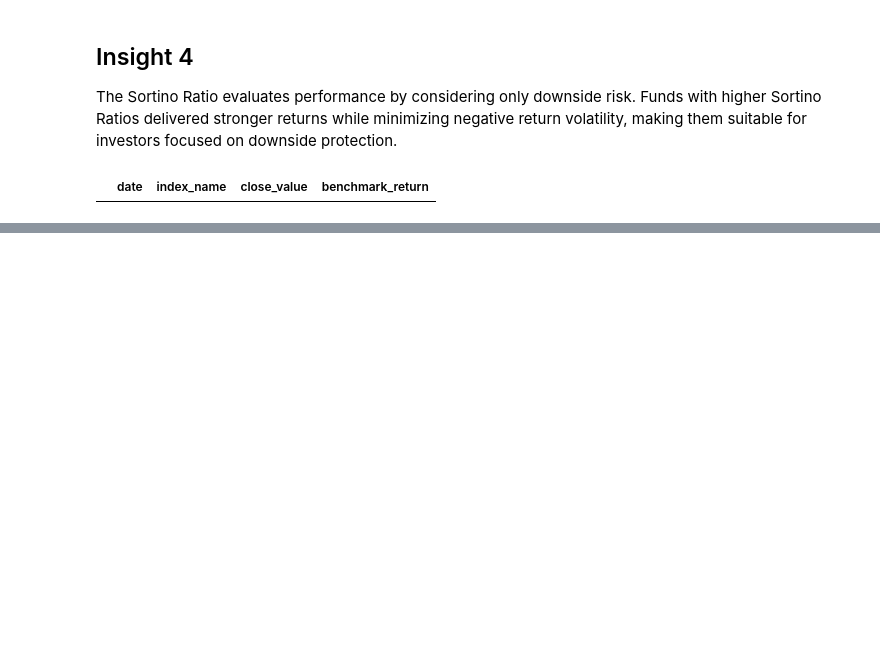
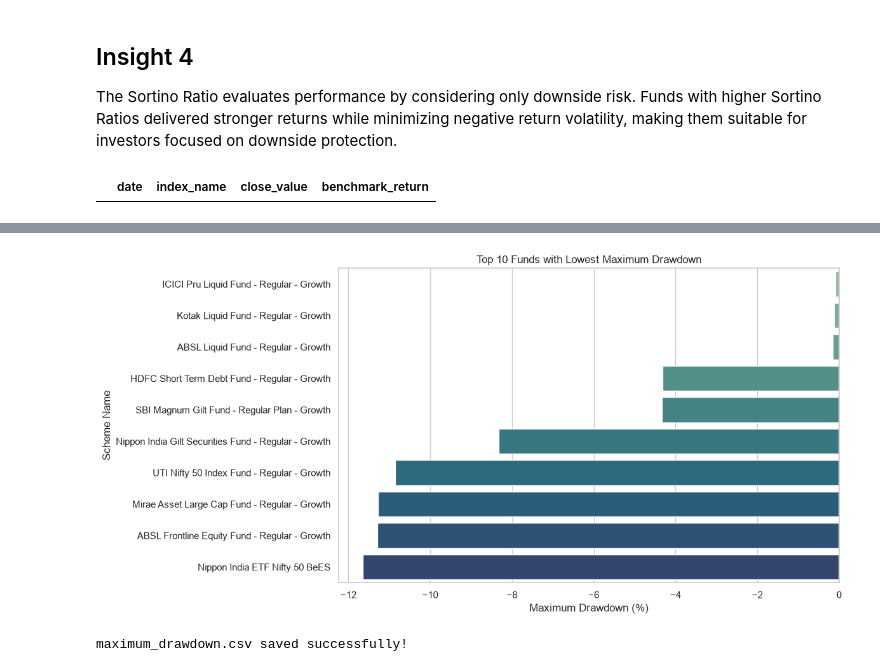
Before and after one commit to laxmanreddysaddi/MutualFundAnalytics, a Jupyter notebook: notebooks/Performance_Analytics.ipynb, the cells around one changed output, grey strips where cells are left out. Drawn from its saved outputs; the diff is of its cells as text; code cells hidden in the pictures; blank space fills up the shorter version.

```diff
--- a/notebooks/Performance_Analytics.ipynb
+++ b/notebooks/Performance_Analytics.ipynb
@@ -577,0 +695,10 @@ KeyError: 'amfi_code'
+# %%
+mdd_df = mdd_df.merge(
+    fund_master[
+        ["amfi_code", "scheme_name", "fund_house"]
+    ],
+    on="amfi_code",
+    how="left"
+)
+
+mdd_df.head()
@@ -577,0 +712,9 @@ KeyError: 'amfi_code'
+# %%
+mdd_df = mdd_df.sort_values(
+    "Max_Drawdown",
+    ascending=False
+)
+
+mdd_df.reset_index(drop=True, inplace=True)
+
+mdd_df.head(10)
@@ -577,0 +733,34 @@ KeyError: 'amfi_code'
+# %%
+plt.figure(figsize=(12,6))
+
+top10 = mdd_df.head(10)
+
+sns.barplot(
+    data=top10,
+    x="Max_Drawdown",
+    y="scheme_name",
+    hue="scheme_name",
+    palette="crest",
+    legend=False
+)
+
+plt.title("Top 10 Funds with Lowest Maximum Drawdown")
+
+plt.xlabel("Maximum Drawdown (%)")
+
+plt.ylabel("Scheme Name")
+
+plt.tight_layout()
+
+plt.show()
+# %% [output]
+[figure, added]
+# %%
+mdd_df.to_csv(
+    "../reports/maximum_drawdown.csv",
+    index=False
+)
+
+print("maximum_drawdown.csv saved successfully!")
+# %% [output]
+maximum_drawdown.csv saved successfully!
```
Also changed, not shown: parts of 31 cells of this notebook.
